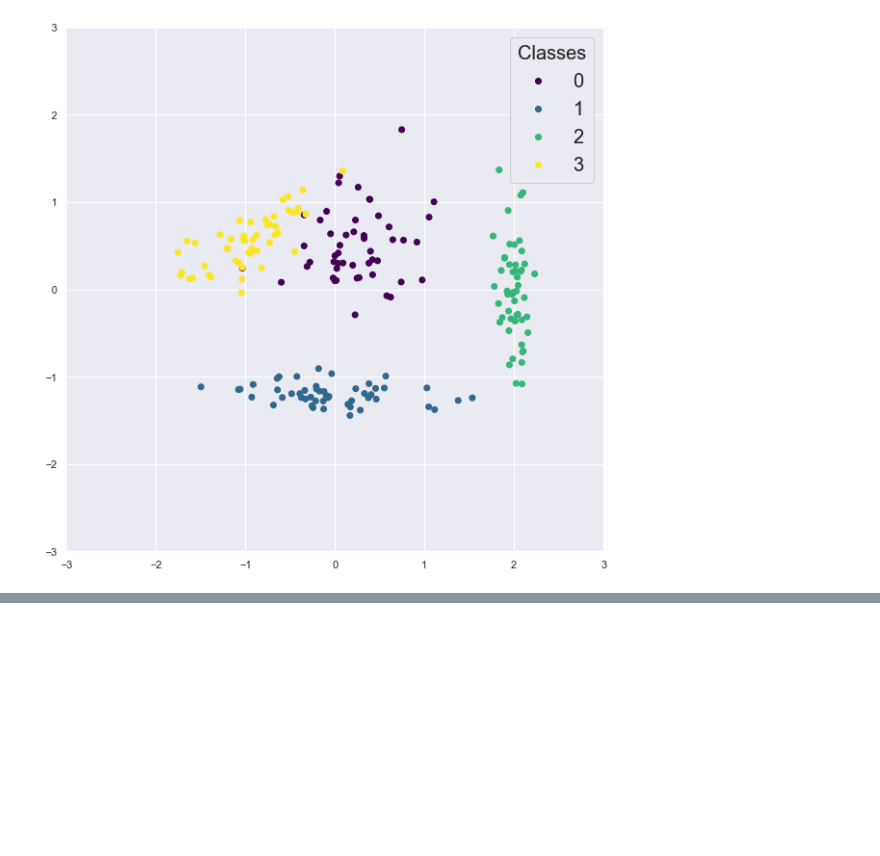
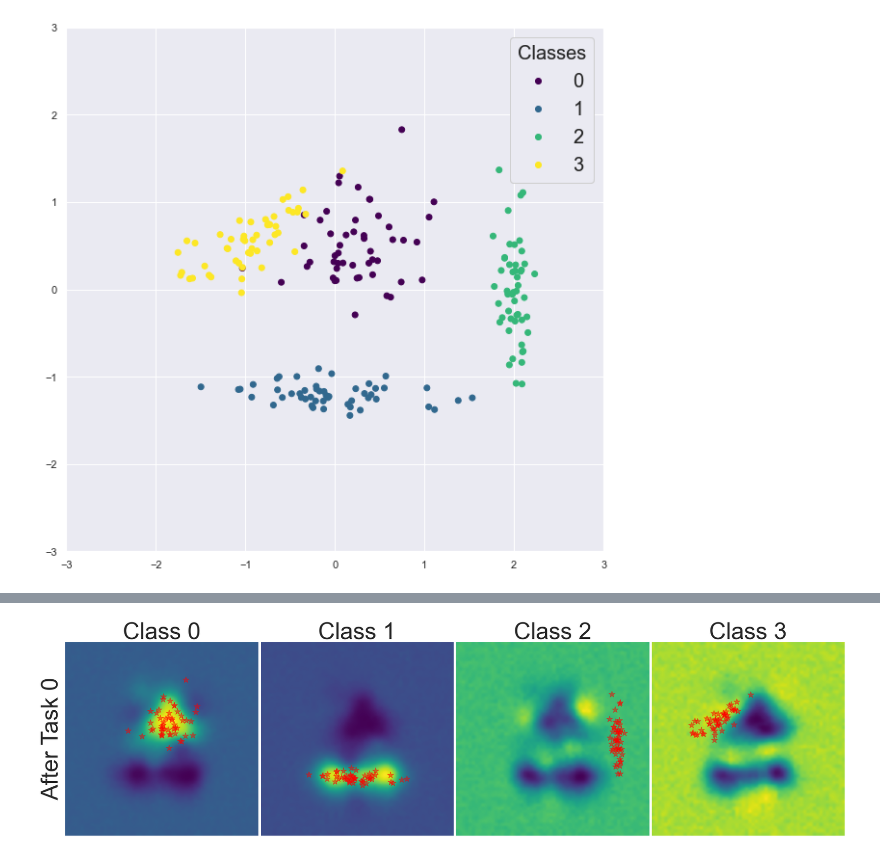
Before and after one commit to uber-research/vargp, a Jupyter notebook: notebooks/toy.ipynb, the cells around one changed output, grey strips where cells are left out. Saved outputs shown, nothing was run; the diff lists cells and outputs as text; code cells hidden in the pictures; blank space fills up the shorter version.

Commit message:
implement retrainable params with new lower bound

```diff
--- a/notebooks/toy.ipynb
+++ b/notebooks/toy.ipynb
@@ -89,3 +86,23 @@ for t in range(2):
+# %%
+from continual_gp.vargp_retrain import VARGPRetrain
+
+run_dir = '../wandb/dryrun-20200504_223132-3stnrgki'
+
+prev_params = []
+for t in range(2):
+    with torch.no_grad():
+        cur_params = torch.load(f'{run_dir}/ckpt{t}.pt')
+        gp = VARGPRetrain.create_clf(toy_ds, M=20, n_f=100, n_var_samples=20, prev_params=prev_params).to(device)
+        gp.load_state_dict(cur_params)
+
+        preds = gp.predict(grid_data.reshape(-1, 2))
+        fig, _ = plot_task(preds, titles=(t == 0), task_id=t)
+        if save:
+            fig.savefig(f'toy_var_gp_retrain_{t + 1}.png', bbox_inches='tight', pad_inches=0)
+
+    prev_params.append(cur_params)
+# %% [output]
+[figure, added]
 # %%
 pred_dump = 'results/vcl-toy-seed1'
 for t in range(2):
```
Also changed, not shown: parts of 1 cell of this notebook, 3 other files.
